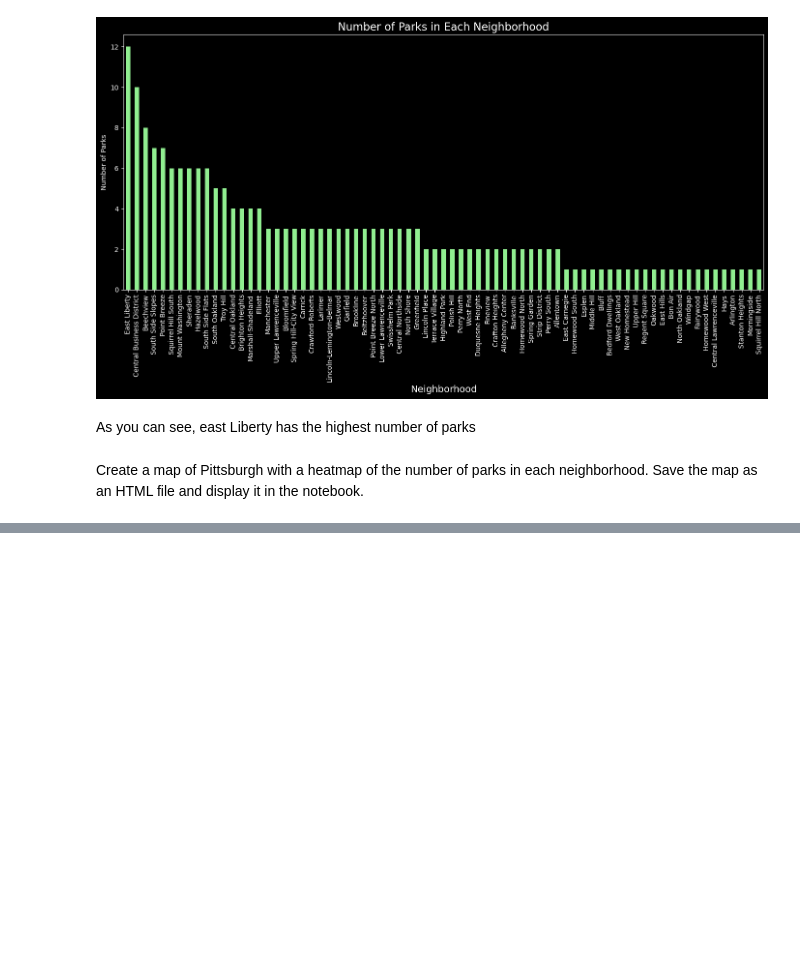
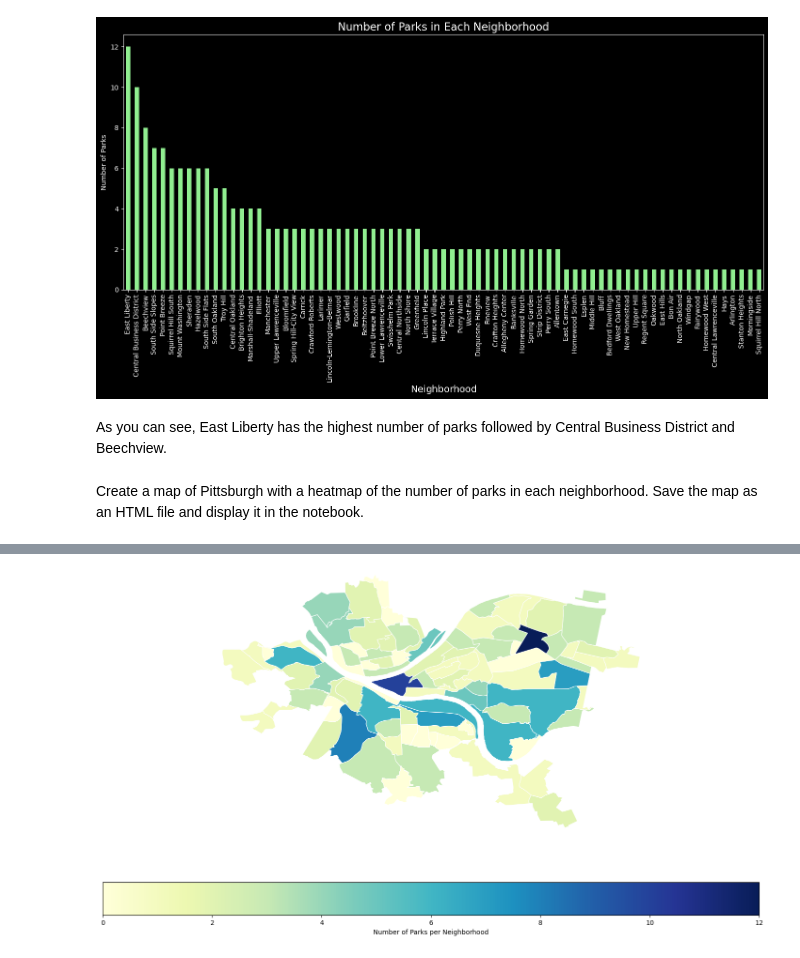
Before and after one commit to LiamBrem/0010-Final-Project, a Jupyter notebook: Final.ipynb, the cells around one changed output, grey strips where cells are left out. Drawn from its saved outputs; the diff is of its cells as text; code cells hidden in the pictures; blank space fills up the shorter version.

```diff
--- a/Final.ipynb
+++ b/Final.ipynb
@@ -90,12 +107,11 @@ plt.show()
 # %% [output]
 [figure]
 # %% [markdown]
-As you can see, east Liberty has the highest number of parks
+As you can see, East Liberty has the highest number of parks followed by Central Business District and Beechview.
 # %% [markdown]
 Create a map of Pittsburgh with a heatmap of the number of parks in each neighborhood. Save the map as an HTML file and display it in the notebook.
 # %%
-neighborhoods_geo = gpd.read_file('neighborhoods/neighborhoods_new.shp')  # Change path as needed
-
+neighborhoods_geo = gpd.read_file('neighborhoods/neighborhoods_new.shp')
 parks = pd.read_csv("parks.csv")
 
 neighborhood_counts = parks['neighborhood'].value_counts().reset_index()
@@ -104,20 +120,26 @@ neighborhood_counts.columns = ['neighborhood', 'park_count']
 neighborhoods_geo = neighborhoods_geo.merge(neighborhood_counts, how="left", left_on="hood", right_on="neighborhood")
 neighborhoods_geo['park_count'] = neighborhoods_geo['park_count'].fillna(0)  # Fill NaNs for neighborhoods with no parks
 
-pittsburgh_map = folium.Map(location=[40.4406, -79.9959], zoom_start=12, tiles='CartoDB dark_matter')
+fig, ax = plt.subplots(1, 1, figsize=(18, 10))
 
-Choropleth(
-    geo_data=neighborhoods_geo,
-    data=neighborhoods_geo,
-    columns=['hood', 'park_count'],  # Update the column names here
-    key_on='feature.properties.hood',  # Make sure this matches the column in the shapefile
-    fill_color='YlOrRd',  # Color scheme
-    fill_opacity=0.7,
-    line_opacity=0.2,
-    legend_name="Number of Parks per Neighborhood",
-).add_to(pittsburgh_map)
 
-pittsburgh_map.save("pittsburgh_parks_heatmap.html")
+neighborhoods_geo.plot(
+    column='park_count',
+    cmap='YlGnBu',
+    linewidth=0.8,
+    edgecolor='white',  #
+    legend=True,
+    legend_kwds={'label': "Number of Parks per Neighborhood", 'orientation': "horizontal"},
+    missing_kwds={"color": "lightgrey", "label": "No parks"}  #
+    , ax=ax
+)
 
-pittsburgh_map
+ax.set_aspect('equal')
+
+ax.set_xlim(neighborhoods_geo.total_bounds[0], neighborhoods_geo.total_bounds[2])
+ax.set_ylim(neighborhoods_geo.total_bounds[1], neighborhoods_geo.total_bounds[3])
+
+ax.set_axis_off()
+
+plt.show()
 # %% [output]
@@ -124,0 +146 @@ pittsburgh_map
+[figure, added]
```
Also changed, not shown: parts of 11 cells of this notebook.
